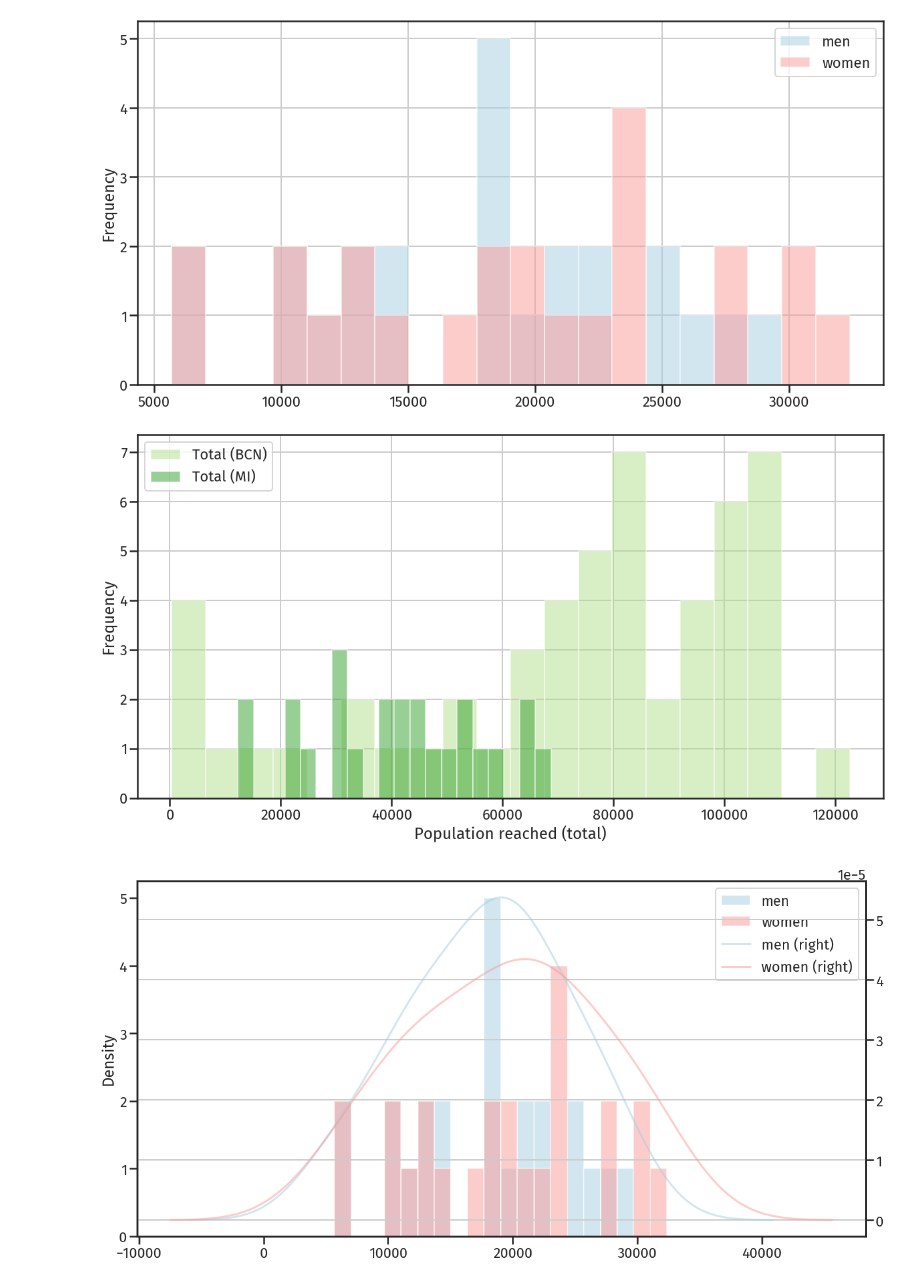
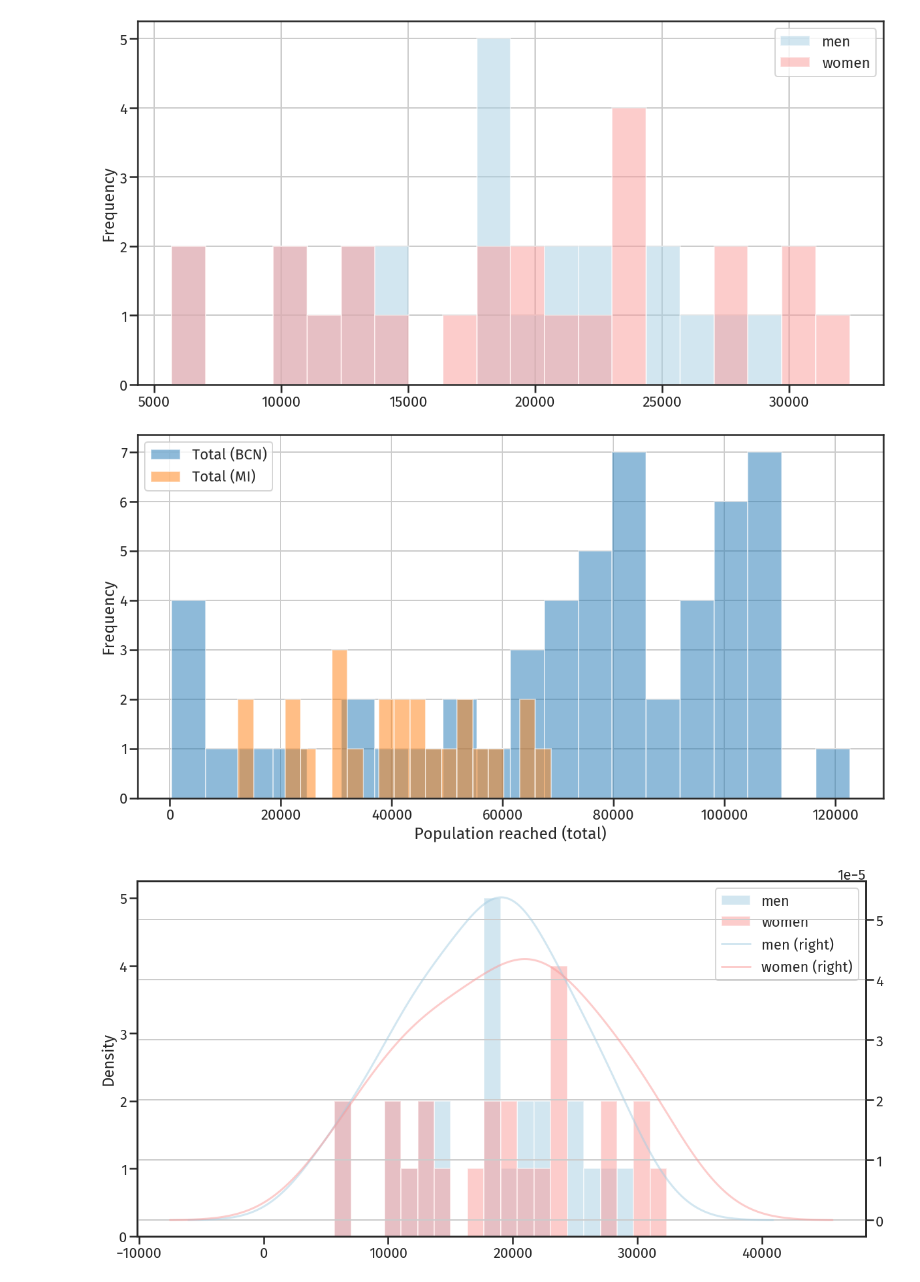
Before and after one commit to openp2pdesign/labs_access_analysis, a Jupyter notebook: 07_Population_facebook_data_overview.ipynb, the cells around one changed output. Saved outputs shown, nothing was run; the diff lists cells and outputs as text; code cells hidden in the pictures.

Commit message:
Fix 07 colors

```diff
--- a/07_Population_facebook_data_overview.ipynb
+++ b/07_Population_facebook_data_overview.ipynb
@@ -16,6 +16,8 @@ import os
 sns.set_context("poster")
 sns.set_style("ticks")
 matplotlib.rc('font', family='serif', serif='Fira Sans')
+# %%
+colors = {'BCN': sns.color_palette()[0], 'MI': sns.color_palette()[1]}
 # %%
 url_data_ita_labs = "data/labs_ita.csv"
 url_data_esp_labs = "data/labs_esp.csv"
@@ -70,13 +72,13 @@ plt.grid()
 # %% [output]
 [figure]
 # %%
-ax = data_esp[["total"]].plot(kind="hist", bins=20, figsize=(20,10), alpha=0.5, color=colors2c[0])
-data_ita[["total"]].plot(kind="hist", bins=20, figsize=(20,10), ax=ax, alpha=0.5, color=colors2c[1])
+ax = data_esp[["total"]].plot(kind="hist", bins=20, figsize=(20,10), alpha=0.5, color=colors["BCN"])
+data_ita[["total"]].plot(kind="hist", bins=20, figsize=(20,10), ax=ax, alpha=0.5, color=colors["MI"])
 ax.legend(["Total (BCN)", "Total (MI)"]);
 plt.xlabel('Population reached (total)')
 plt.grid()
 # %% [output]
-[figure, old version]
+[figure, new version]
 # %%
 ax = data_ita[["men", "women"]].plot(kind="hist", bins=20, figsize=(20,10), alpha=0.5, color=colors2)
 data_ita[["men", "women"]].plot(kind="kde", secondary_y=True, ax=ax, alpha=0.5, color=colors2)
```
Also changed, not shown: parts of 2 cells of this notebook, 7 other files.
